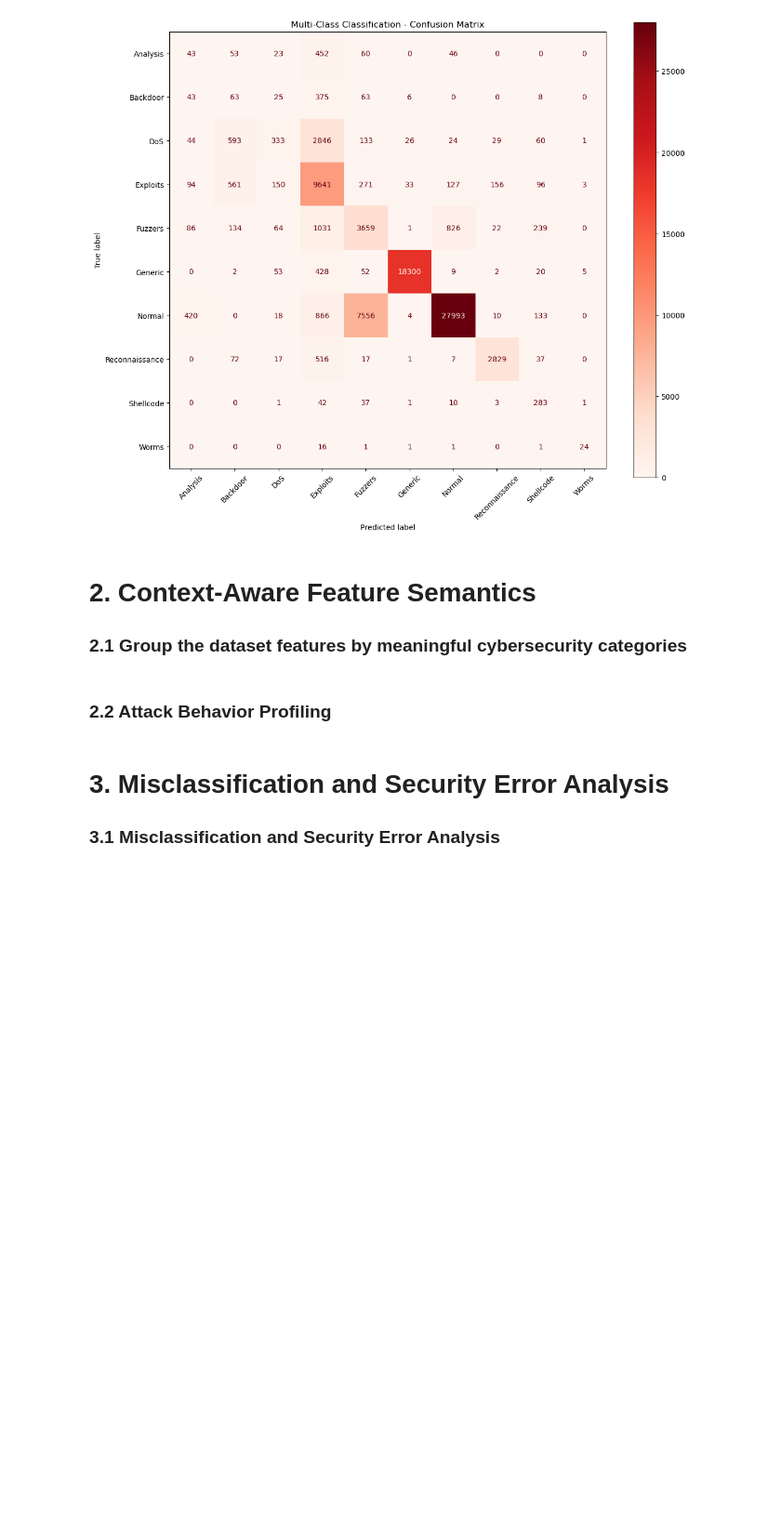
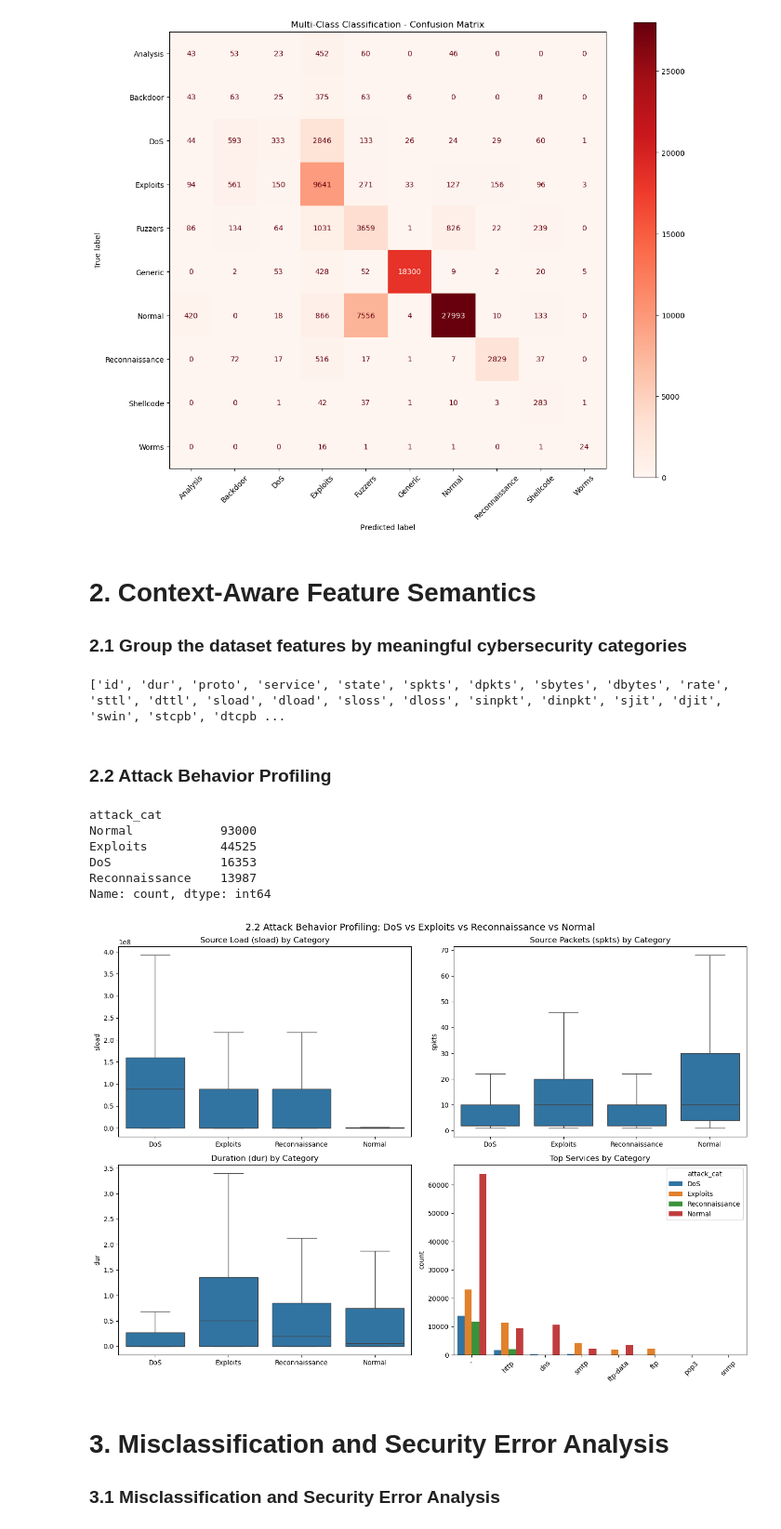
Before and after one commit to ANKOI12/INF6422E---Advanced-Concepts-in-Computer-Security, a Jupyter notebook: Lab 4/Notebook - Lab 4 - INF6422E - 2487137 - 2421549.ipynb, the cells around one changed output. Shown at 93% size. Cells and saved outputs as stored; diff of their text form; code cells hidden in the pictures; blank space fills up the shorter version.

```diff
--- a/Lab 4/Notebook - Lab 4 - INF6422E - 2487137 - 2421549.ipynb
+++ b/Lab 4/Notebook - Lab 4 - INF6422E - 2487137 - 2421549.ipynb
@@ -203,9 +203,70 @@ plt.show()
 # 2. Context-Aware Feature Semantics
 
 ### 2.1 Group the dataset features by meaningful cybersecurity categories
+# %%
+print(train_df.columns.tolist())
+# %% [output]
+['id', 'dur', 'proto', 'service', 'state', 'spkts', 'dpkts', 'sbytes', 'dbytes', 'rate', 'sttl', 'dttl', 'sload', 'dload', 'sloss', 'dloss', 'sinpkt', 'dinpkt', 'sjit', 'djit', 'swin', 'stcpb', 'dtcpb ...
 # %% [markdown]
 
 ### 2.2 Attack Behavior Profiling
+# %%
+# Reload original data for profiling analysis
+train_raw = pd.read_csv("Datasets/UNSW_NB15_training-set.csv")
+test_raw = pd.read_csv("Datasets/UNSW_NB15_testing-set.csv")
+df_raw = pd.concat([train_raw, test_raw], ignore_index=True)
+
+# Filter selected attack categories + Normal
+selected = ['DoS', 'Exploits', 'Reconnaissance', 'Normal']
+df_profile = df_raw[df_raw['attack_cat'].str.strip().isin(selected)].copy()
+df_profile['attack_cat'] = df_profile['attack_cat'].str.strip()
+
+print(df_profile['attack_cat'].value_counts())
+# %% [output]
+attack_cat
+Normal            93000
+Exploits          44525
+DoS               16353
+Reconnaissance    13987
+Name: count, dtype: int64
+# %%
+import seaborn as sns
+
+fig, axes = plt.subplots(2, 2, figsize=(14, 10))
+
+# 1. Load features (Sload)
+sns.boxplot(data=df_profile, x='attack_cat', y='sload', order=selected, ax=axes[0, 0], showfliers=False)
+axes[0, 0].set_title("Source Load (sload) by Category")
+axes[0, 0].set_xlabel("")
+
+# 2. Packet features (spkts)
+sns.boxplot(data=df_profile, x='attack_cat', y='spkts', order=selected, ax=axes[0, 1], showfliers=False)
+axes[0, 1].set_title("Source Packets (spkts) by Category")
+axes[0, 1].set_xlabel("")
+
+# 3. Duration
+sns.boxplot(data=df_profile, x='attack_cat', y='dur', order=selected, ax=axes[1, 0], showfliers=False)
+axes[1, 0].set_title("Duration (dur) by Category")
+axes[1, 0].set_xlabel("")
+
+# 4. Service usage
+top_services = (df_profile.groupby(['attack_cat', 'service'])
+                .size()
+                .reset_index(name='count')
+                .sort_values('count', ascending=False)
+                .groupby('attack_cat')
+                .head(5))
+
+sns.barplot(data=top_services, x='service', y='count', hue='attack_cat', hue_order=selected, ax=axes[1, 1])
+axes[1, 1].set_title("Top Services by Category")
+axes[1, 1].tick_params(axis='x', rotation=45)
+axes[1, 1].set_xlabel("")
+
+plt.suptitle("2.2 Attack Behavior Profiling: DoS vs Exploits vs Reconnaissance vs Normal", fontsize=14)
+plt.tight_layout()
+plt.show()
+# %% [output]
+[figure, added]
 # %% [markdown]
 # 3. Misclassification and Security Error Analysis
 
```
Also changed, not shown: parts of 3 cells of this notebook.
